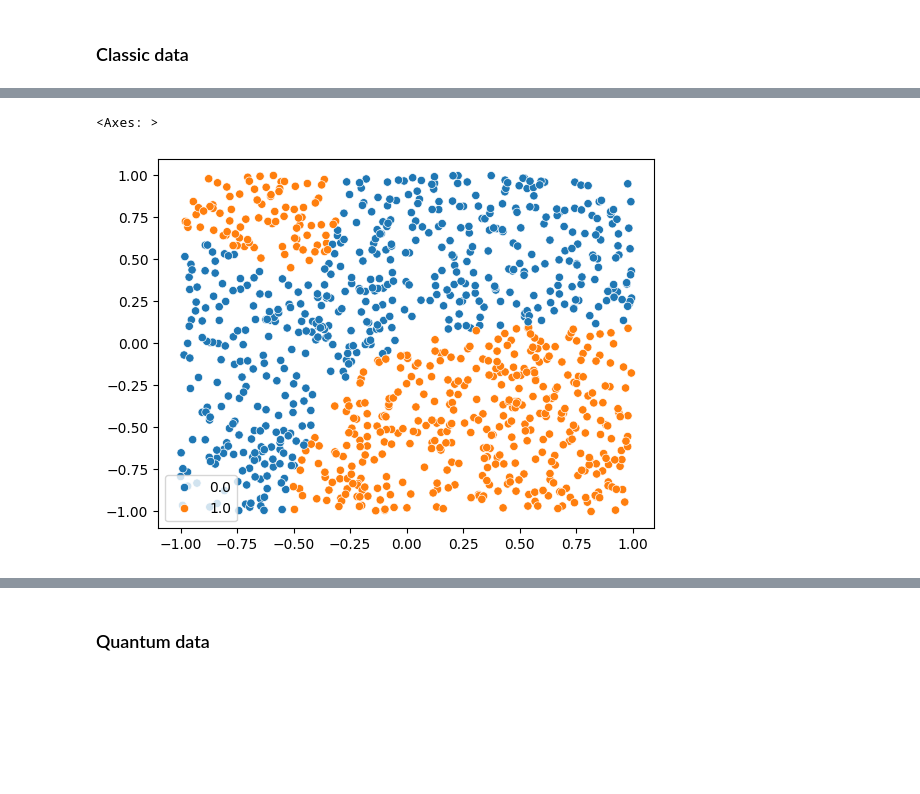
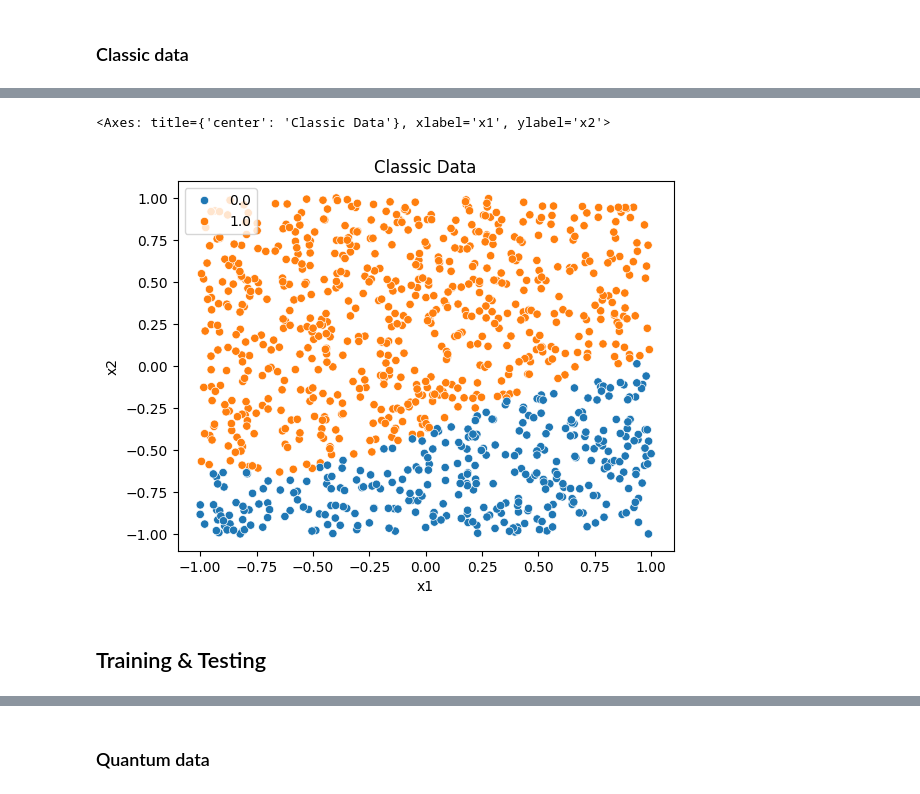
Before and after one commit to wvenemans/aQa-Final-Project, a Jupyter notebook: main.ipynb, the cells around one changed output, grey strips where cells are left out. Saved outputs shown, nothing was run; the diff lists cells and outputs as text; code cells hidden in the pictures; blank space fills up the shorter version.

```diff
--- a/main.ipynb
+++ b/main.ipynb
@@ -35,9 +26,9 @@ We can also generate the rotations that will generate the randomd data.
 # %%
-depth = 4
+np.random.seed(18)
+depth = 3
 n_qubits = 3
 
-#randomRotations = np.random.uniform(-2*np.pi , 2 * np.pi, (depth * n_qubits))
-randomRotations = np.zeros((depth * n_qubits))
+randomRotations = np.random.uniform(-2*np.pi , 2 * np.pi, (depth * n_qubits))
 # %% [markdown]
 # Circuits
 # %% [markdown]
@@ -91,11 +152,10 @@ def buildClassicalModel(depth : int , trainable : bool) -> tf.keras.Sequential:
 
     classicModel = tf.keras.Sequential()
 
-    initializer = tf.keras.initializers.RandomNormal(mean=0.0, stddev=10.0, seed=19)
     for l in range(depth):
-        classicModel.add(tf.keras.layers.Dense(n_qubits, activation='relu', kernel_initializer=initializer, trainable=trainable))
+        classicModel.add(tf.keras.layers.Dense(n_qubits, activation='leaky_relu', trainable=trainable))
 
-    classicModel.add(tf.keras.layers.Dense(1, activation='sigmoid', kernel_initializer=initializer, trainable=trainable))
+    classicModel.add(tf.keras.layers.Dense(1, activation='sigmoid', trainable=trainable))
 
     return classicModel
 
@@ -126,18 +184,16 @@ Feed into the untrained quantum neural network and the classical neural network.
 # %%
 dataClassicalModel.compile(optimizer='adam', loss='binary_crossentropy', metrics=['accuracy'])
 classicData = generateClassicSamples(1000)
+
 
 classicLabels = dataClassicalModel.predict(classicData)
 onelabel = zerolabel = 0
 
 for i in range(len(classicLabels)):
-    if classicLabels[i] > 0.5:
+    if classicLabels[i] > 0.498:
         classicLabels[i] = 1
         onelabel += 1
     else:
         classicLabels[i] = 0
         zerolabel += 1
-
-print("1s: ", onelabel)
-print("0s: ", zerolabel)
 # %% [output]
@@ -146,7 +217,13 @@ print("0s: ", zerolabel)
 # %%
 #plot the data points
 fig, ax = plt.subplots()
+ax.set_title('Classic Data')
+ax.set_ylabel('x2')
+ax.set_xlabel('x1')
 sns.scatterplot(x=classicData[:,0], y=classicData[:,1], hue=classicLabels.flatten(), ax=ax)
+fig.savefig('figures/classicData.png')
 # %% [output]
-<Axes: >
+<Axes: title={'center': 'Classic Data'}, xlabel='x1', ylabel='x2'>
-[figure, old version]
+[figure, new version]
+# %% [markdown]
+## Training & Testing
```
Also changed, not shown: parts of 41 cells of this notebook.
